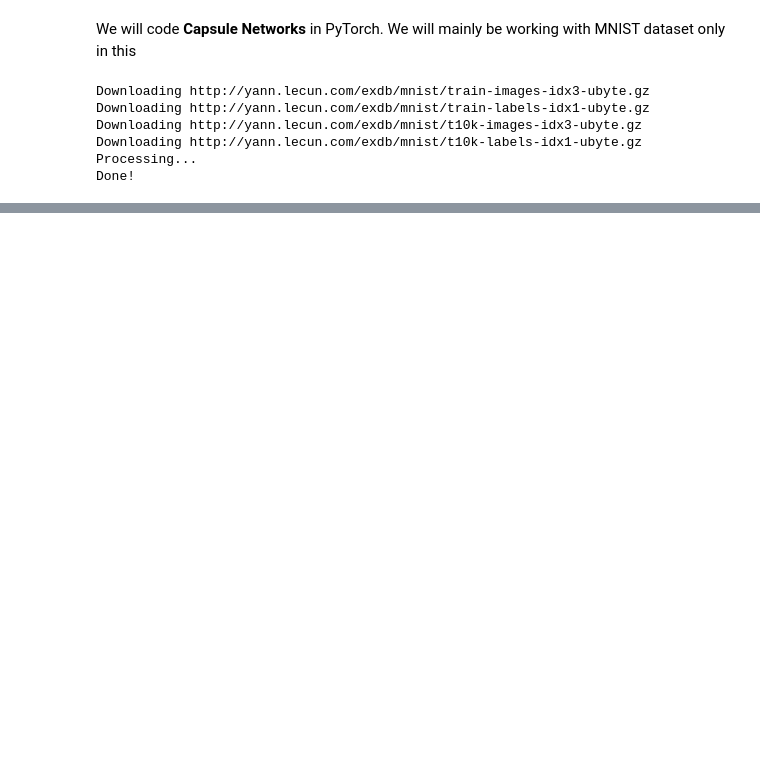
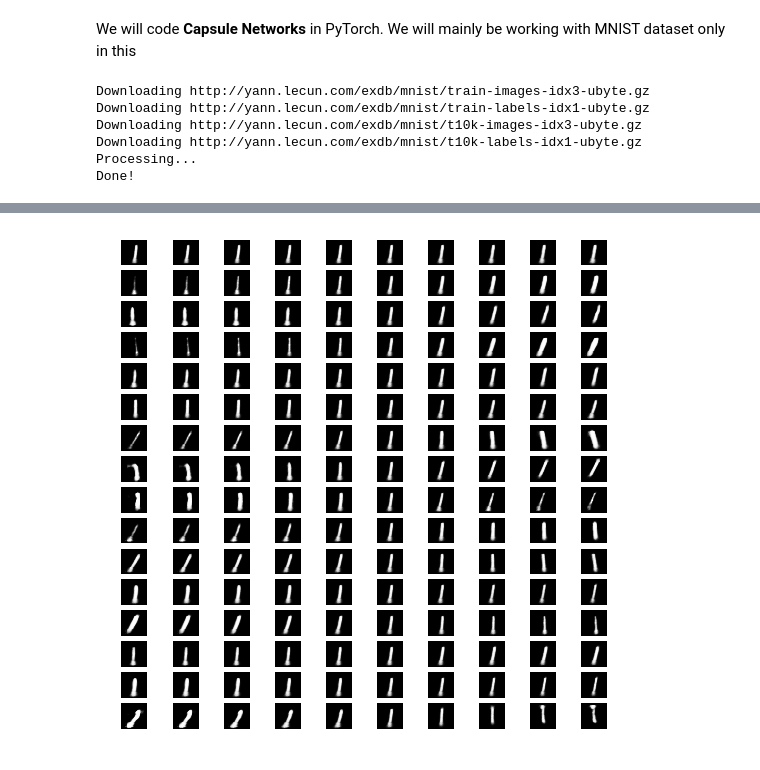
Before and after one commit to srinadhu/Capsule_Networks_Tutorial, a Jupyter notebook: Dynamic_Routing_btw_Capsules.ipynb, the cells around one changed output, grey strips where cells are left out. Cells and saved outputs as stored; diff of their text form; code cells hidden in the pictures; blank space fills up the shorter version.

```diff
--- a/Dynamic_Routing_btw_Capsules.ipynb
+++ b/Dynamic_Routing_btw_Capsules.ipynb
@@ -268,0 +284,61 @@ plt.show()
+# %%
+# now plot the reconstruction data with minor variations.
+
+import copy
+
+recons_loader = torch.utils.data.DataLoader( trainset, batch_size = 2, shuffle = True)
+
+net.eval() #evaluating
+
+for data in recons_loader:
+  # get the inputs
+  inputs, labels = data
+  inputs = inputs.to(device)
+  labels = labels.to(device)
+
+  # forward + backward + optimize
+  x, _, _ = net(inputs, labels)
+  x = (x * labels[:, :, None]).view(x.size(0), -1)
+
+  break #just take the 1 example
+
+
+l = ((labels[0] == 1).nonzero()) #for the label
+
+# change it to all the 16 and 1 thing before sending than after sending.
+
+X = x
+for i in range(16): #representing the 16 dimension vector for each digits
+
+  j = -0.25
+  while (j < 0.25):
+    temp = copy.deepcopy(x.data)
+    temp[0][16 * l+ i] += j
+    temp = temp[0].unsqueeze_(0)
+
+    X = torch.cat((X,temp), dim = 0)
+    count += 1
+    j += 0.05
+
+X = X[2:, :] # removing the batch examples
+
+
+X = net.decoder(X)
+
+X = np.asarray(X.data.view(-1,28,28)).astype(np.float32)
+
+for i in range(16):
+  for j in range(10):
+    plt.subplot(16, 10, (10 * i)+ j + 1)
+
+    plt.imshow(X[10*i + j],cmap= 'gray')
+    plt.axis('off')
+
+
+    #plt.subplots_adjust(wspace=0, hspace=0)
+    plt.gcf().set_size_inches(9, 9)
+    #lt.tight_layout()
+
+plt.show()
+# %% [output]
+[figure, added]
```
Also changed, not shown: parts of 8 cells of this notebook, 1 other file.
